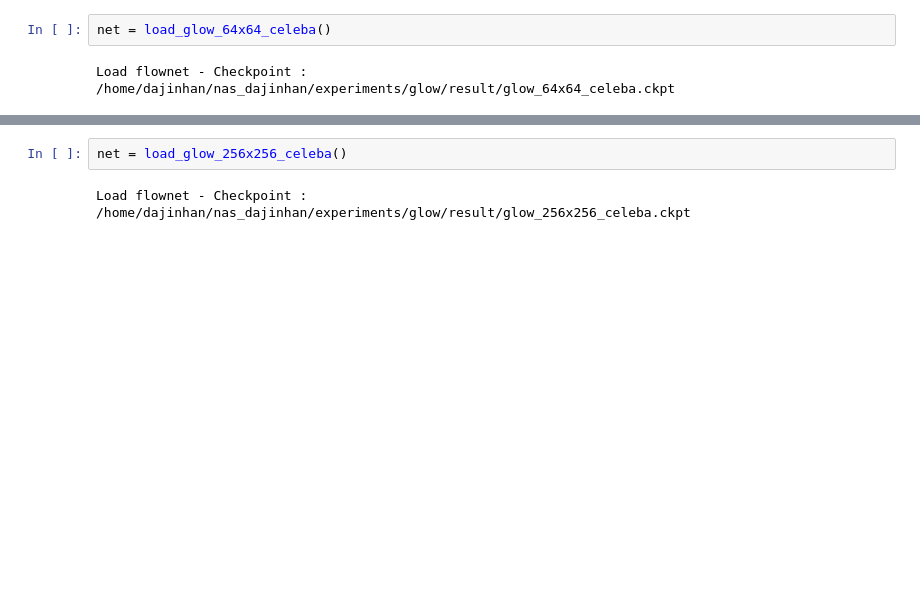
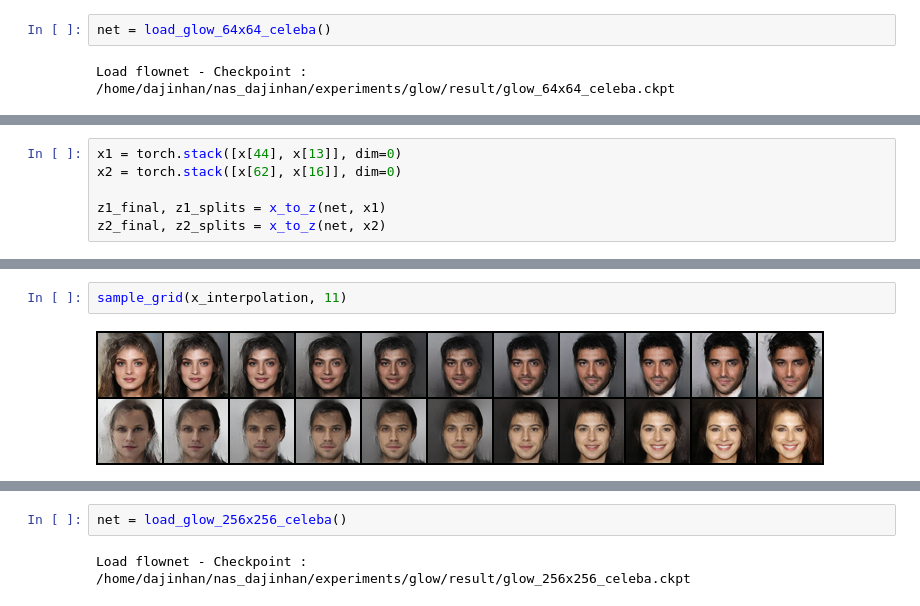
Before and after one commit to dajinstory/glow-pytorch, a Jupyter notebook: src/demo.ipynb, the cells around one changed output, grey strips where cells are left out. Saved outputs shown, nothing was run; the diff lists cells and outputs as text; blank space fills up the shorter version.

```diff
--- a/src/demo.ipynb
+++ b/src/demo.ipynb
@@ -106,0 +158,6 @@ ttp(x[0])
+# %%
+x1 = torch.stack([x[44], x[13]], dim=0)
+x2 = torch.stack([x[62], x[16]], dim=0)
+
+z1_final, z1_splits = x_to_z(net, x1)
+z2_final, z2_splits = x_to_z(net, x2)
@@ -107 +168,5 @@ ttp(x[0])
+# %%
+sample_grid(x_interpolation, 11)
+# %% [output]
+[figure, added]
 # %% [markdown]
```
Also changed, not shown: parts of 18 cells of this notebook, 10 other files.
